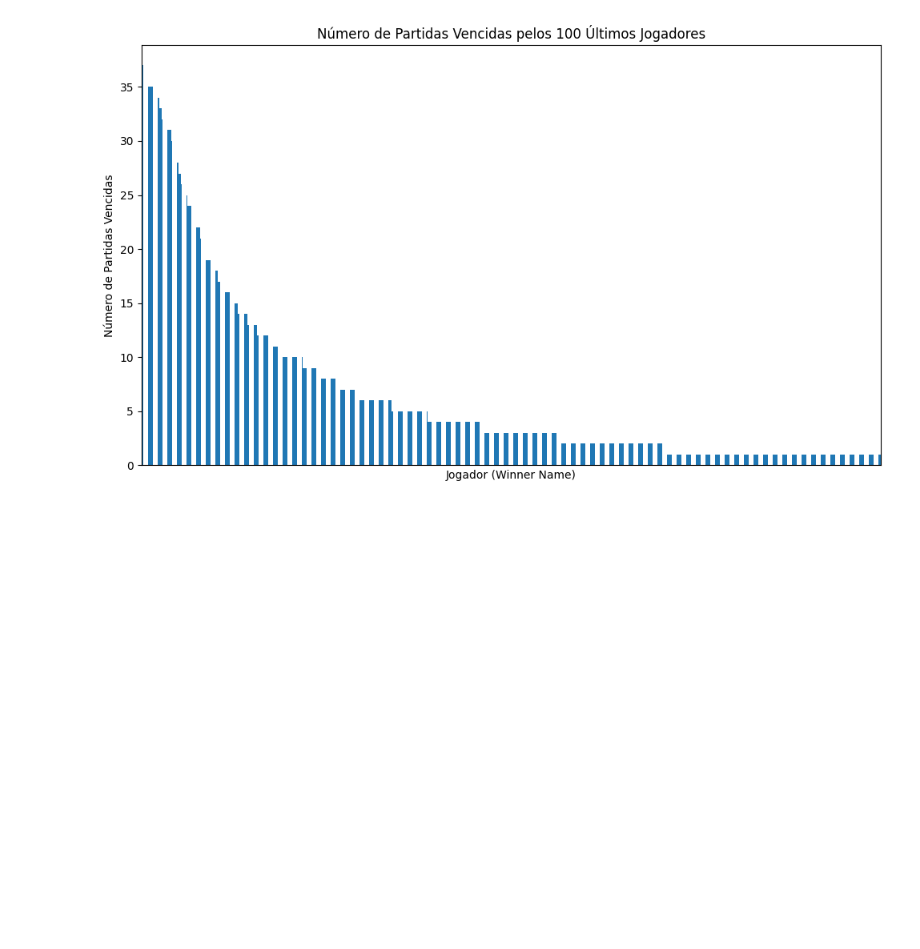
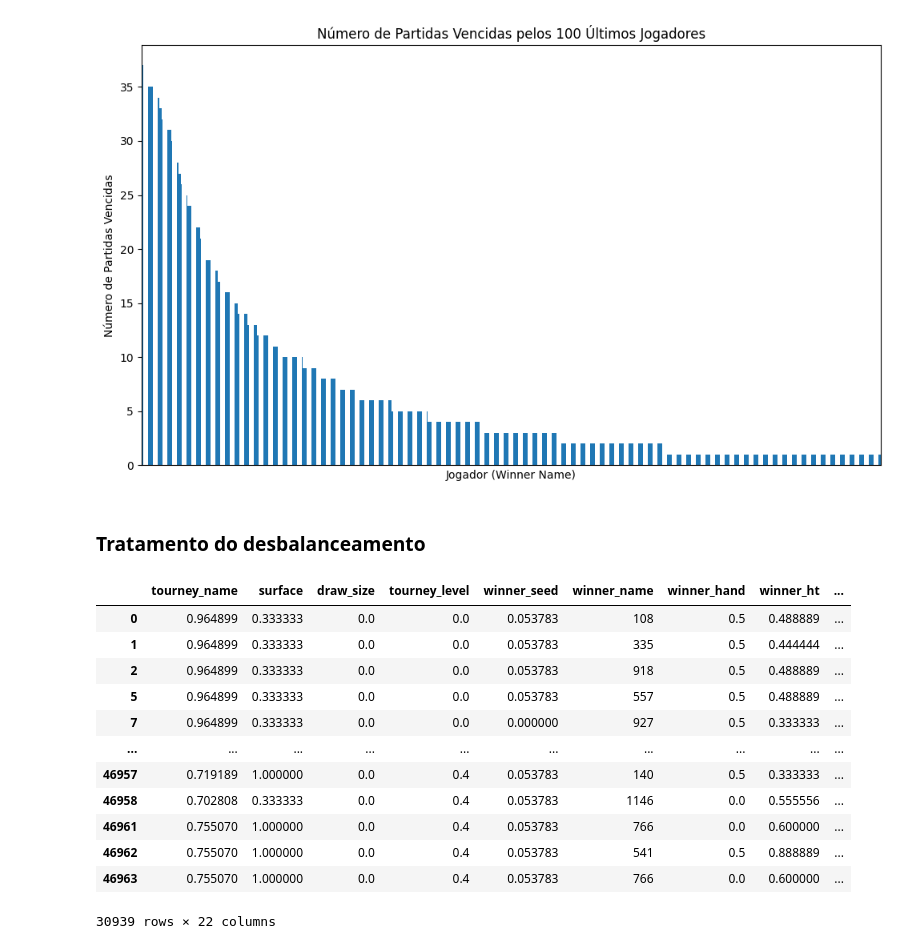
Before and after one commit to lucasfalopes/ENG4040-PROJETO, a Jupyter notebook: tenisIqModel.ipynb, the cells around one changed output. Cells and saved outputs as stored; diff of their text form; code cells hidden in the pictures; blank space fills up the shorter version.

```diff
--- a/tenisIqModel.ipynb
+++ b/tenisIqModel.ipynb
@@ -721,3 +724,27 @@ plt.show()
 # %% [output]
 [figure]
 [figure]
+# %% [markdown]
+### Tratamento do desbalanceamento
+# %%
+# Contar a frequência de cada nome
+frequency = df['winner_name'].value_counts()
+
+# Filtrar o DataFrame removendo nomes que aparecem mais de 400 vezes ou menos de 20 vezes
+filtered_df = df[df['winner_name'].isin(frequency[(frequency >= 50) & (frequency <= 400)].index)]
+filtered_df.to_csv('dados_balanceados.csv', index=False)
+filtered_df
+# %% [output]
+|  | tourney_name | surface | draw_size | tourney_level | winner_seed | winner_name | winner_hand | winner_ht | ... |
+| 0 | 0.964899 | 0.333333 | 0.0 | 0.0 | 0.053783 | 108 | 0.5 | 0.488889 | ... |
+| 1 | 0.964899 | 0.333333 | 0.0 | 0.0 | 0.053783 | 335 | 0.5 | 0.444444 | ... |
+| 2 | 0.964899 | 0.333333 | 0.0 | 0.0 | 0.053783 | 918 | 0.5 | 0.488889 | ... |
+| 5 | 0.964899 | 0.333333 | 0.0 | 0.0 | 0.053783 | 557 | 0.5 | 0.488889 | ... |
+| 7 | 0.964899 | 0.333333 | 0.0 | 0.0 | 0.000000 | 927 | 0.5 | 0.333333 | ... |
+| ... | ... | ... | ... | ... | ... | ... | ... | ... | ... |
+| 46957 | 0.719189 | 1.000000 | 0.0 | 0.4 | 0.053783 | 140 | 0.5 | 0.333333 | ... |
+| 46958 | 0.702808 | 0.333333 | 0.0 | 0.4 | 0.053783 | 1146 | 0.0 | 0.555556 | ... |
+| 46961 | 0.755070 | 1.000000 | 0.0 | 0.4 | 0.053783 | 766 | 0.0 | 0.600000 | ... |
+| 46962 | 0.755070 | 1.000000 | 0.0 | 0.4 | 0.053783 | 541 | 0.5 | 0.888889 | ... |
+| 46963 | 0.755070 | 1.000000 | 0.0 | 0.4 | 0.053783 | 766 | 0.0 | 0.600000 | ... |
+30939 rows × 22 columns
```
Also changed, not shown: parts of 6 cells of this notebook, 1 other file.
